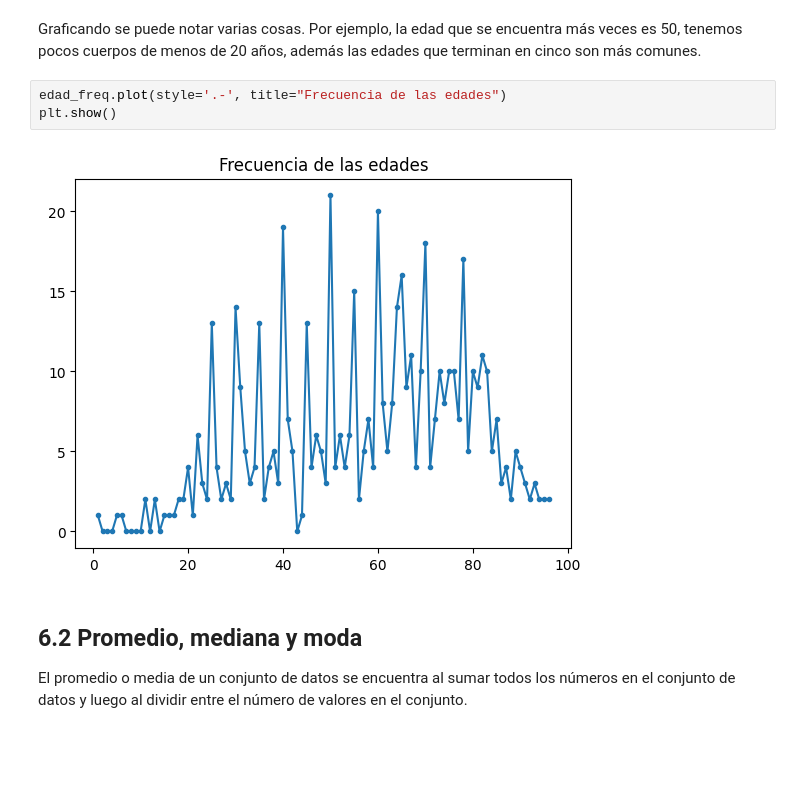
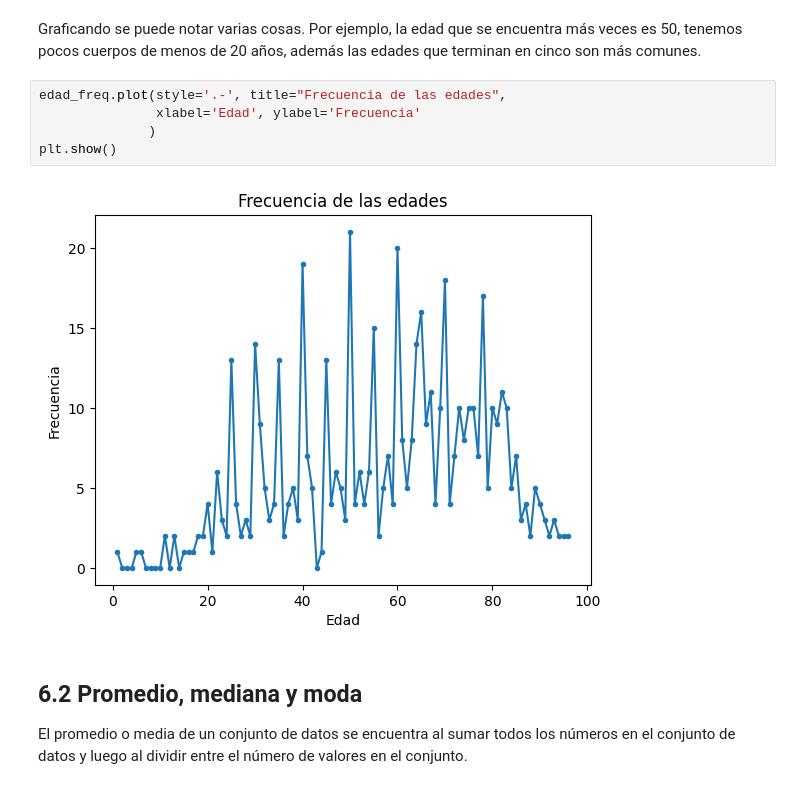
Before and after one commit to mar-esther23/CursoPandas2023, a Jupyter notebook: CP6-Analisis.ipynb, the cells around one changed output. Saved outputs shown, nothing was run; the diff lists cells and outputs as text; blank space fills up the shorter version.

```diff
--- a/CP6-Analisis.ipynb
+++ b/CP6-Analisis.ipynb
@@ -88,10 +88,12 @@ Name: Edad_años, Length: 96, dtype: int64
 Graficando se puede notar varias cosas.
 Por ejemplo, la edad que se encuentra más veces es 50, tenemos pocos cuerpos de menos de 20 años, además las edades que terminan en cinco son más comunes.
 # %%
-edad_freq.plot(style='.-', title="Frecuencia de las edades")
+edad_freq.plot(style='.-', title="Frecuencia de las edades",
+               xlabel='Edad', ylabel='Frecuencia'
+              )
 plt.show()
 # %% [output]
-[figure, old version]
+[figure, new version]
 # %% [markdown]
 ## 6.2 Promedio, mediana y moda
 
```
Also changed, not shown: parts of 10 cells of this notebook.
